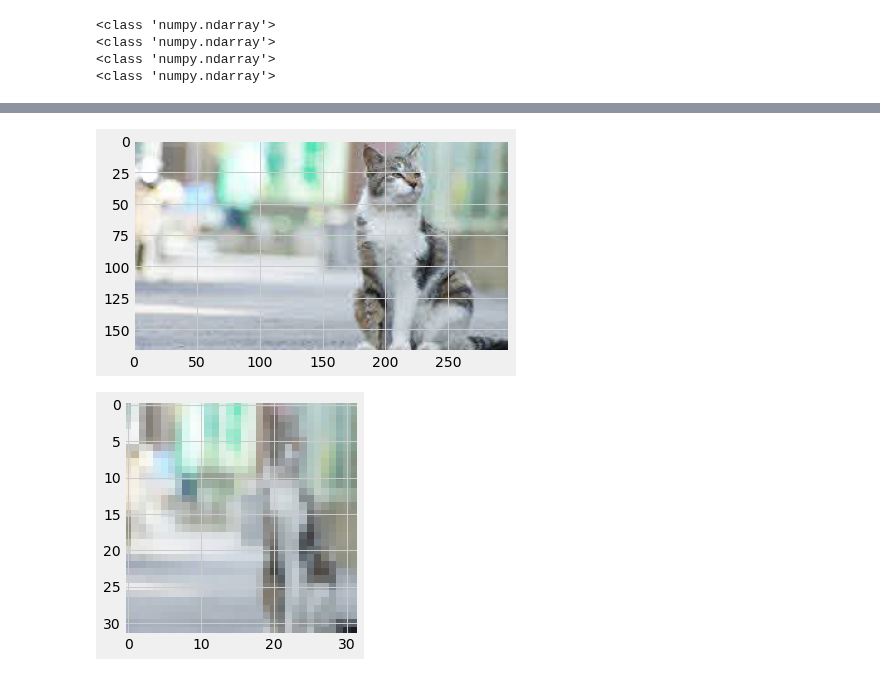
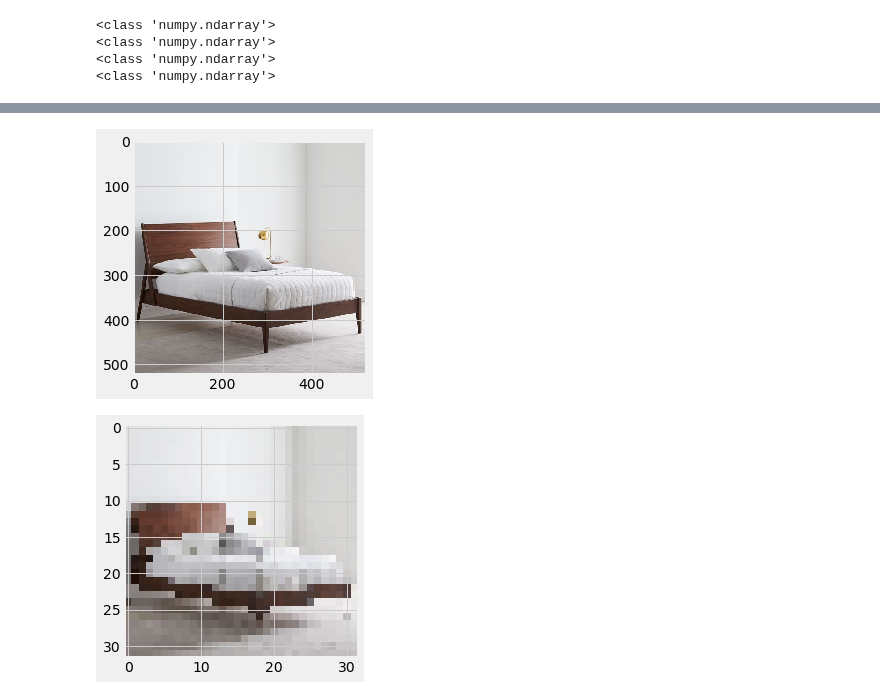
Before and after one commit to lee857/CNN, a Jupyter notebook: Furniture Classification.ipynb, the cells around one changed output, grey strips where cells are left out. Drawn from its saved outputs; the diff is of its cells as text; code cells hidden in the pictures.

```diff
--- a/Furniture Classification.ipynb
+++ b/Furniture Classification.ipynb
@@ -229,16 +265,16 @@ Saving cat.jpg to cat.jpg
 # %%
 #Show the image
-new_image = plt.imread('cat.jpg')
+new_image = plt.imread('C:/Users/zzang/Desktop/bed.jpg')
 img = plt.imshow(new_image)
 # %% [output]
-[figure, old version]
+[figure, new version]
 # %%
 #Resize the image
 from skimage.transform import resize
 resized_image = resize(new_image, (32, 32, 3))
 img = plt.imshow(resized_image)
 # %% [output]
-[figure, old version]
+[figure, new version]
 # %%
 #Get the models predictions
 predictions = model.predict(np.array([resized_image]))
```
Also changed, not shown: parts of 24 cells of this notebook.
